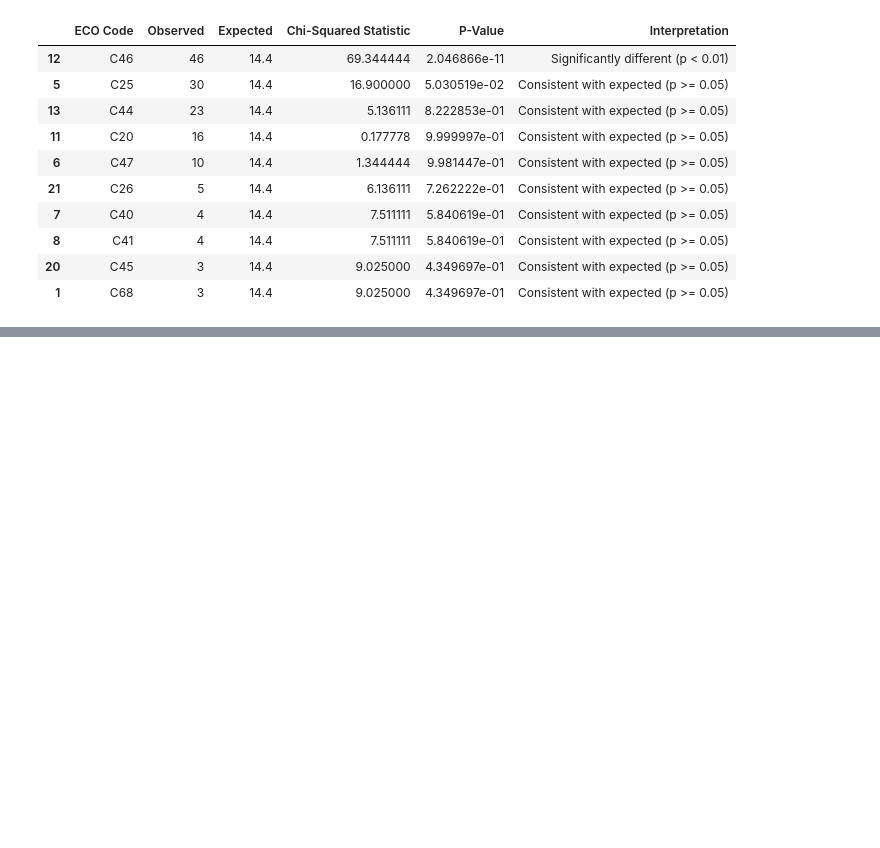
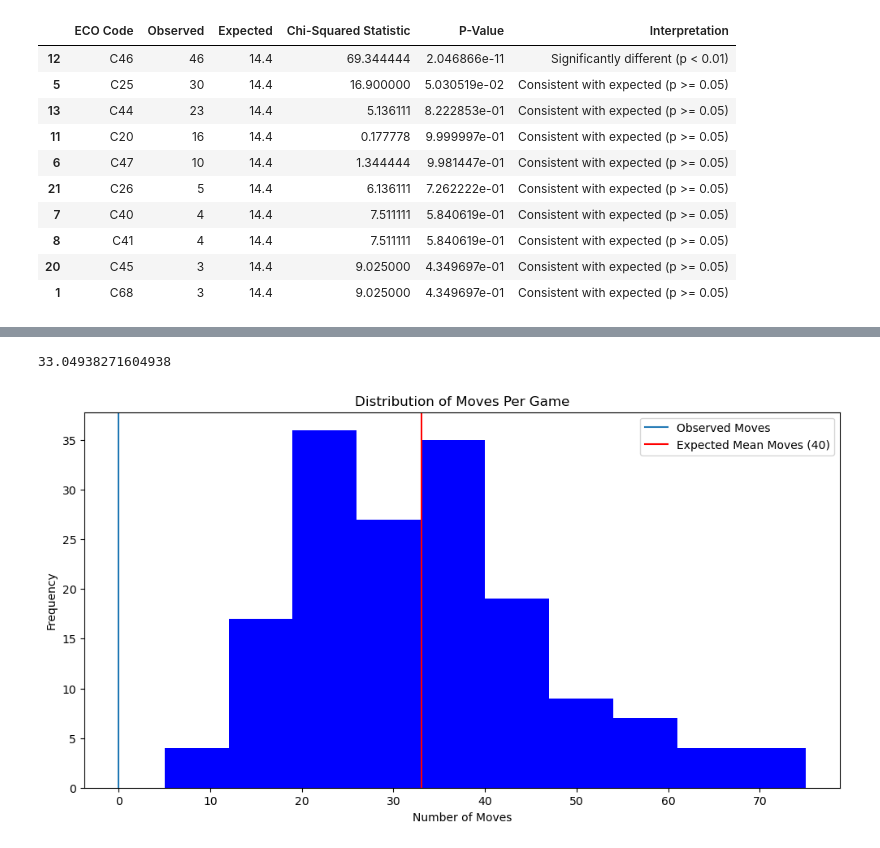
Before and after one commit to johnsonlarryl/csce-5320, a Jupyter notebook: notebooks/personal_positions.ipynb, the cells around one changed output, grey strips where cells are left out. Saved outputs shown, nothing was run; the diff lists cells and outputs as text; code cells hidden in the pictures; blank space fills up the shorter version.

Commit message:
#21 - Question 3 - Local Testing with small dataset sample

```diff
--- a/notebooks/personal_positions.ipynb
+++ b/notebooks/personal_positions.ipynb
@@ -400,0 +405,20 @@ hypothesis_test_question_2a
+# %%
+if ENVIRONMENT == ClusterMode.LOCAL:
+    question_3a_sql = """
+SELECT
+    game_id,
+    MAX(move_number) / 2 AS total_full_moves
+FROM
+    Moves
+GROUP BY
+    game_id
+ORDER BY
+    game_id;
+
+"""
+# %%
+if ENVIRONMENT == ClusterMode.LOCAL:
+    with engine.connect() as session:
+        question_3a_moves = pd.read_sql(question_3a_sql, con=session)
+
+question_3a_moves
@@ -400,0 +439,17 @@ hypothesis_test_question_2a
+# %%
+observed_mean_moves_3a = question_3a_moves["total_full_moves"].mean()
+observed_mean_moves_3a
+# %% [output]
+33.04938271604938
+# %%
+plt.figure(figsize=(12, 6))
+plt.hist(question_3a_moves["total_full_moves"], color="blue", bins=10)
+plt.axvline(label="Observed Moves")
+plt.axvline(observed_mean_moves_3a, color="red", label="Expected Mean Moves (40)")
+plt.title("Distribution of Moves Per Game")
+plt.xlabel("Number of Moves")
+plt.ylabel("Frequency")
+plt.legend()
+plt.show()
+# %% [output]
+[figure, added]
```
Also changed, not shown: parts of 10 cells of this notebook.
